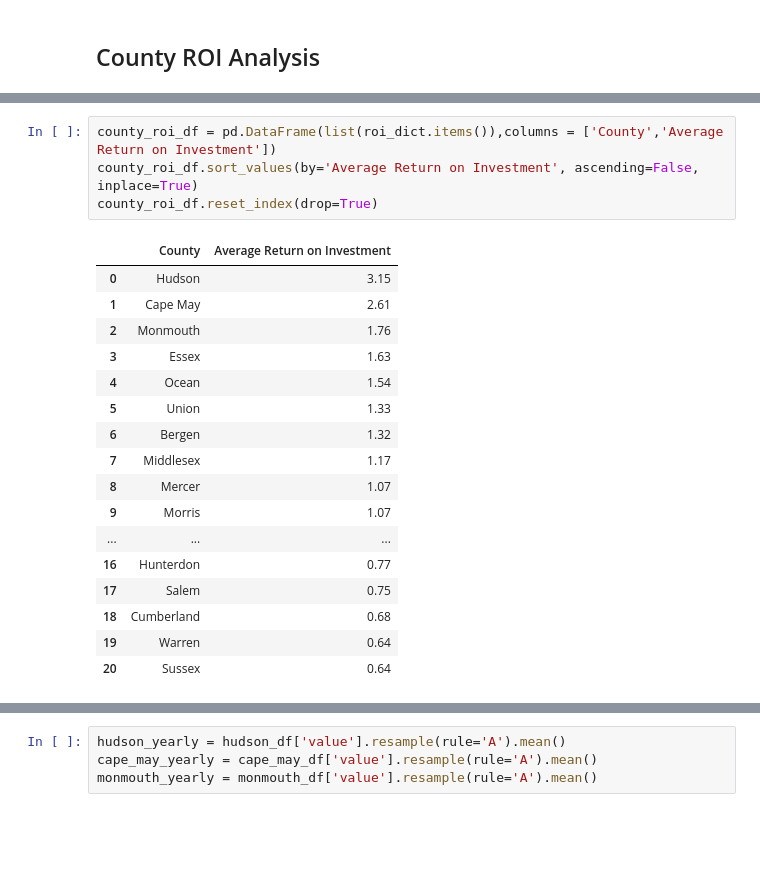
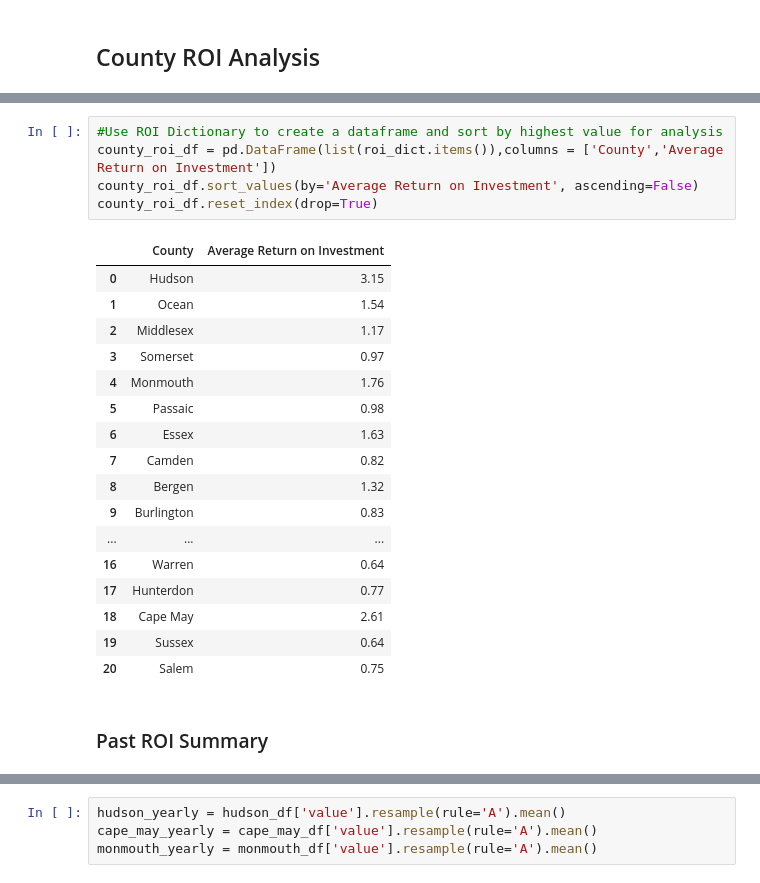
Before and after one commit to jmg0144/Zillow-Time-Series-Analysis, a Jupyter notebook: zillow-time-series-analysis.ipynb, the cells around one changed output, grey strips where cells are left out. Saved outputs shown, nothing was run; the diff lists cells and outputs as text; blank space fills up the shorter version.

Commit message:
Updated code, added markdowns and analysis

```diff
--- a/zillow-time-series-analysis.ipynb
+++ b/zillow-time-series-analysis.ipynb
@@ -777,22 +720,25 @@ roi_dict
 # %%
+#Use ROI Dictionary to create a dataframe and sort by highest value for analysis
 county_roi_df = pd.DataFrame(list(roi_dict.items()),columns = ['County','Average Return on Investment'])
-county_roi_df.sort_values(by='Average Return on Investment', ascending=False, inplace=True)
+county_roi_df.sort_values(by='Average Return on Investment', ascending=False)
 county_roi_df.reset_index(drop=True)
 # %% [output]
 |  | County | Average Return on Investment |
 | 0 | Hudson | 3.15 |
-| 1 | Cape May | 2.61 |
-| 2 | Monmouth | 1.76 |
-| 3 | Essex | 1.63 |
-| 4 | Ocean | 1.54 |
-| 5 | Union | 1.33 |
-| 6 | Bergen | 1.32 |
-| 7 | Middlesex | 1.17 |
-| 8 | Mercer | 1.07 |
-| 9 | Morris | 1.07 |
+| 1 | Ocean | 1.54 |
+| 2 | Middlesex | 1.17 |
+| 3 | Somerset | 0.97 |
+| 4 | Monmouth | 1.76 |
+| 5 | Passaic | 0.98 |
+| 6 | Essex | 1.63 |
+| 7 | Camden | 0.82 |
+| 8 | Bergen | 1.32 |
+| 9 | Burlington | 0.83 |
 | ... | ... | ... |
-| 16 | Hunterdon | 0.77 |
-| 17 | Salem | 0.75 |
-| 18 | Cumberland | 0.68 |
-| 19 | Warren | 0.64 |
-| 20 | Sussex | 0.64 |
+| 16 | Warren | 0.64 |
+| 17 | Hunterdon | 0.77 |
+| 18 | Cape May | 2.61 |
+| 19 | Sussex | 0.64 |
+| 20 | Salem | 0.75 |
+# %% [markdown]
+### Past ROI Summary
```
Also changed, not shown: parts of 235 cells of this notebook.
